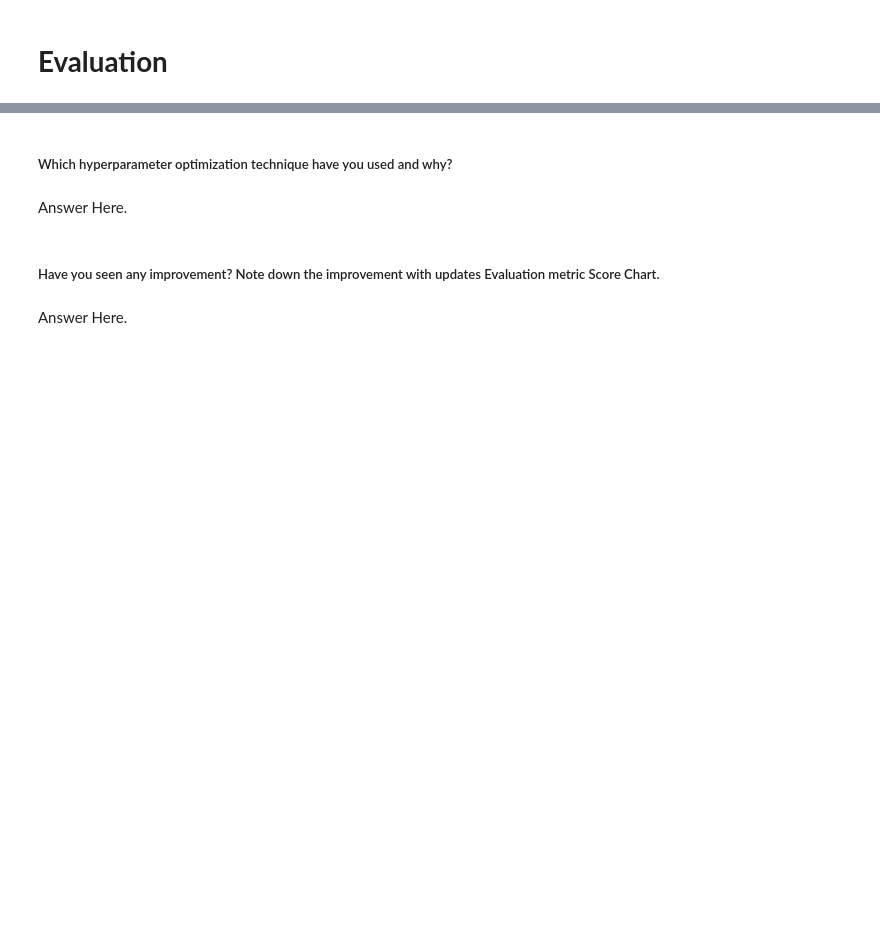
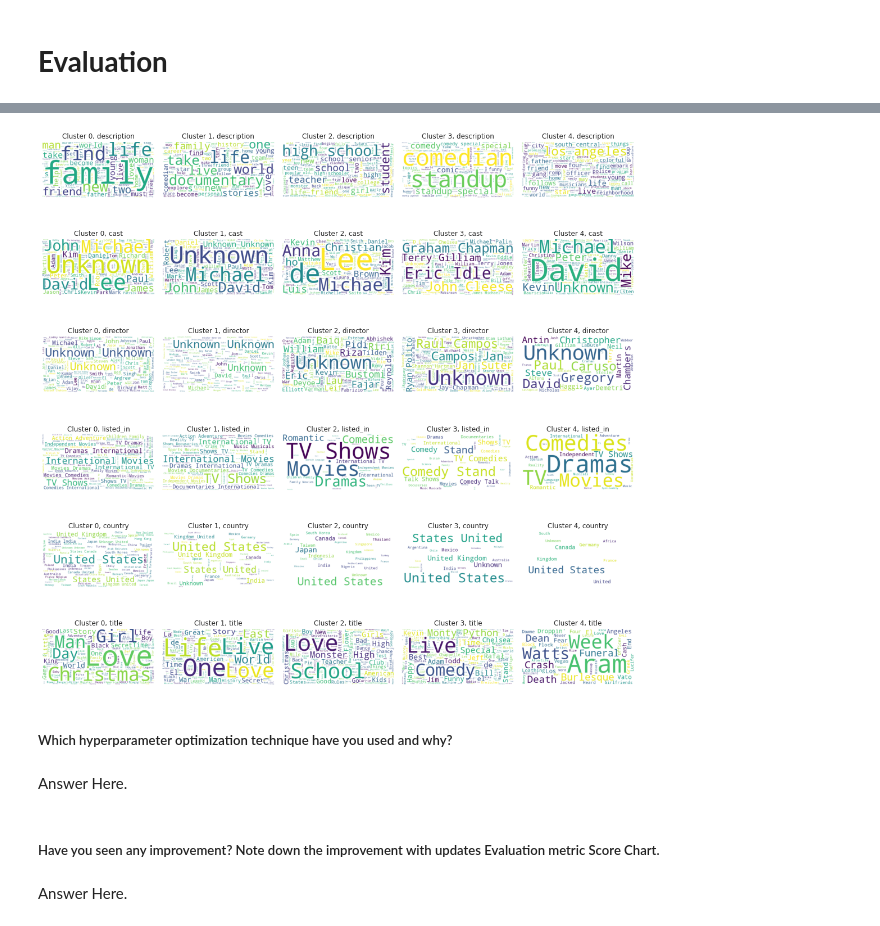
Before and after one commit to Rahul-2045/NETFLIX-_MOVIES_AND_TV_SHOWS_CLUSTRING, a Jupyter notebook: Copy_of_NETFLIX_MOVIES_AND_TV_SHOWS_CLUSTERING.ipynb, the cells around one changed output, grey strips where cells are left out. Saved outputs shown, nothing was run; the diff lists cells and outputs as text; code cells hidden in the pictures; blank space fills up the shorter version.

```diff
--- a/Copy_of_NETFLIX_MOVIES_AND_TV_SHOWS_CLUSTERING.ipynb
+++ b/Copy_of_NETFLIX_MOVIES_AND_TV_SHOWS_CLUSTERING.ipynb
@@ -1670,3 +1739,37 @@ davies_bouldin_score(X, y_hc)
+# %%
+from wordcloud import STOPWORDS
+
+STOPWORDS.update(['movie', 'show', 'series', 'film', 'watch', 'watching']) # Add custom stopwords
+# %%
+def hierarchical_wordcloud(cluster_number, column_name):
+
+  '''function for Building a wordcloud for the movie/shows'''
+
+  # Filter the data by the specified cluster number and column name
+  df_wordcloud = df[['hierarchical_cluster', column_name]].dropna()
+  df_wordcloud = df_wordcloud[df_wordcloud['hierarchical_cluster'] == cluster_number]
+
+  # Combine all text documents into a single string
+  text = " ".join(word for word in df_wordcloud[column_name])
+
+  # Create the word cloud
+  wordcloud = WordCloud(stopwords=set(STOPWORDS), background_color="white").generate(text)
+
+  # Return the word cloud object
+  return wordcloud
+# %%
+fig, axs = plt.subplots(nrows=6, ncols=5, figsize=(15, 15))
+
+for i in range(5):
+    for j, col in enumerate(['description', 'cast', 'director', 'listed_in', 'country', 'title']):
+        axs[j][i].imshow(hierarchical_wordcloud(i, col))
+        axs[j][i].axis('off')
+        axs[j][i].set_title(f'Cluster {i}, {col}')
+
+plt.tight_layout()
+plt.show()
+# %% [output]
+[figure, added]
 # %% [markdown]
 ##### Which hyperparameter optimization technique have you used and why?
 # %% [markdown]
```
Also changed, not shown: parts of 29 cells of this notebook.
